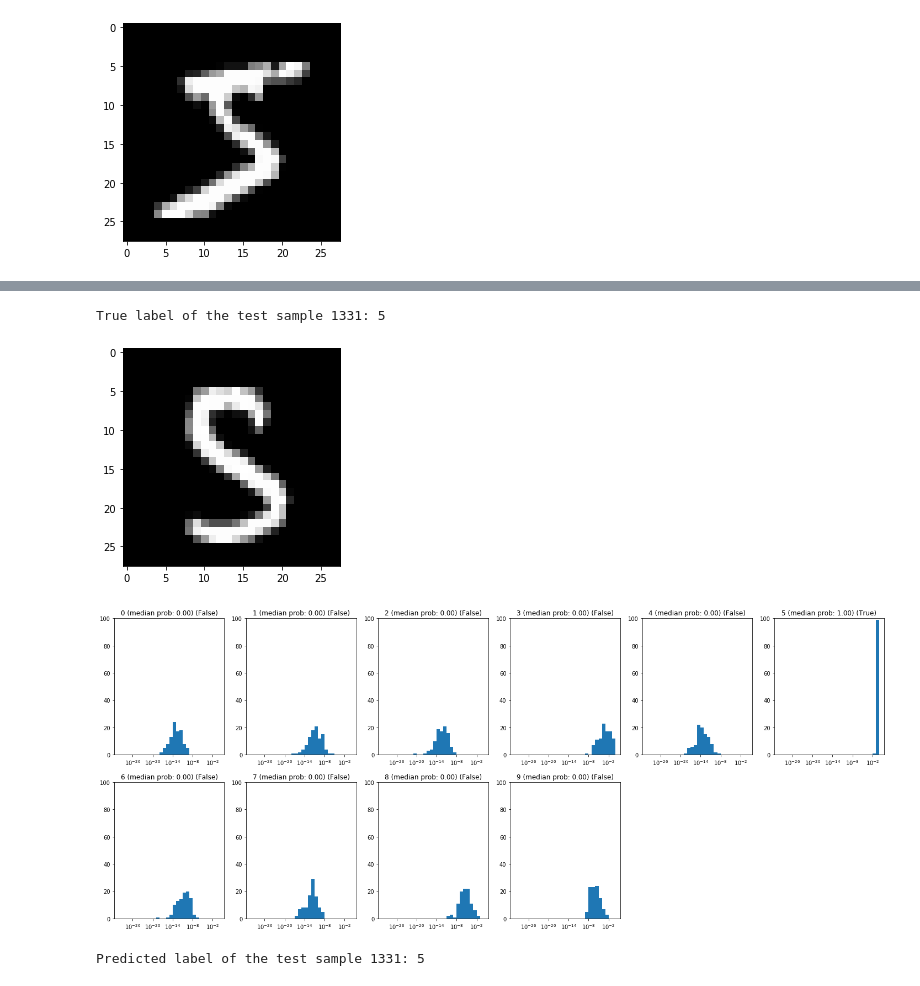
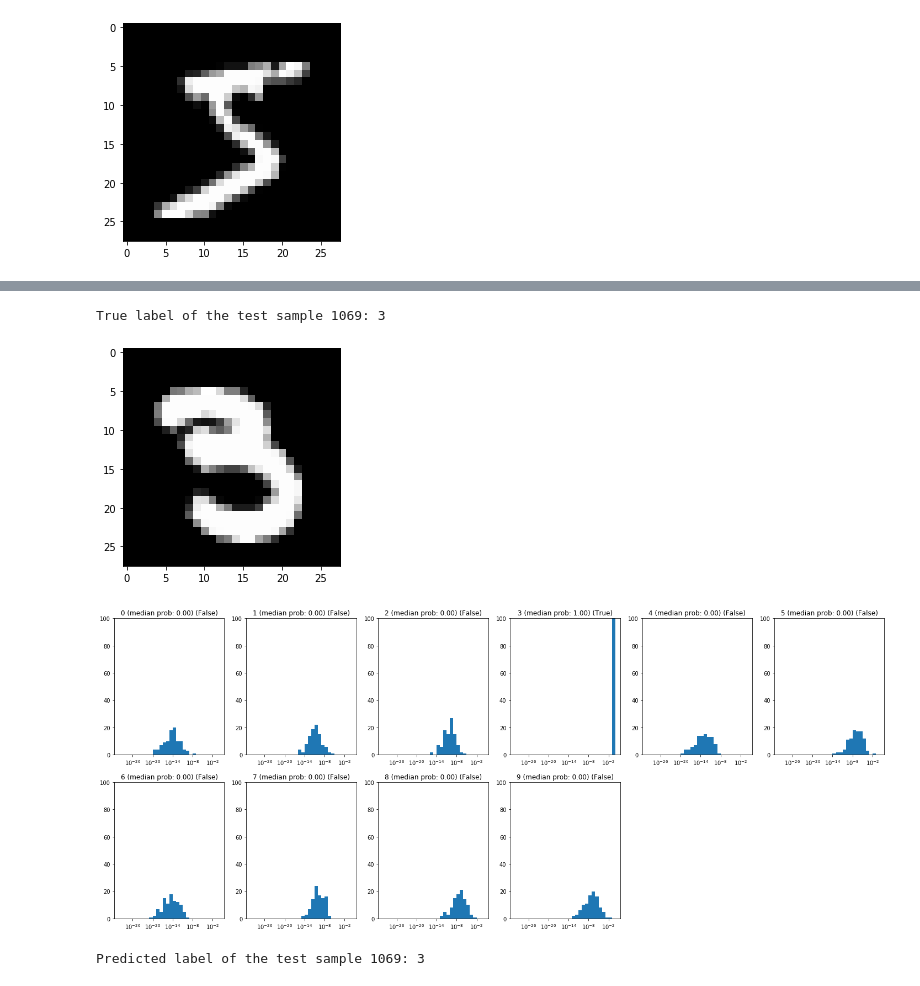
Before and after one commit to gsasikiran/Monitoring-Neuron-Activations, a Jupyter notebook: notebooks/MNIST_Using_BayesianNeuralNetwork.ipynb, the cells around one changed output, grey strips where cells are left out. Drawn from its saved outputs; the diff is of its cells as text; code cells hidden in the pictures.

```diff
--- a/notebooks/MNIST_Using_BayesianNeuralNetwork.ipynb
+++ b/notebooks/MNIST_Using_BayesianNeuralNetwork.ipynb
@@ -122,7 +145,7 @@ ValueError: Invalid argument "experimental_run_tf_function" passed to K.function
 # %%
 
 n_mc_run = 100
-med_prob_thres = 0.2
+med_prob_thres = 0.5
 
 y_pred_logits_list = [bcnn_model.predict(X_test) for _ in range(n_mc_run)]  # a list of predicted logits
 y_pred_prob_all = np.concatenate([softmax(y, axis=-1)[:, :, np.newaxis] for y in y_pred_logits_list], axis=-1)
@@ -197,16 +240,16 @@ I don't know!
 # %%
-idx = 1331
+idx = 1069
 plt.imshow(X_test[idx, :, :, 0], cmap='gist_gray')
 print("True label of the test sample {}: {}".format(idx, np.argmax(y_test[idx], axis=-1)))
 
 plot_pred_hist(y_pred_prob_all[idx], n_class, n_mc_run, med_prob_thres=med_prob_thres)
 
 if any(y_pred[idx]):
     print("Predicted label of the test sample {}: {}".format(idx, np.argmax(y_pred[idx], axis=-1)))
 else:
     print("I don't know!")
 # %% [output]
-True label of the test sample 1331: 5
+True label of the test sample 1069: 3
-[figure, old version]
+[figure, new version]
-[figure, old version]
+[figure, new version]
-Predicted label of the test sample 1331: 5
+Predicted label of the test sample 1069: 3
```
Also changed, not shown: parts of 15 cells of this notebook, 13 other files.
